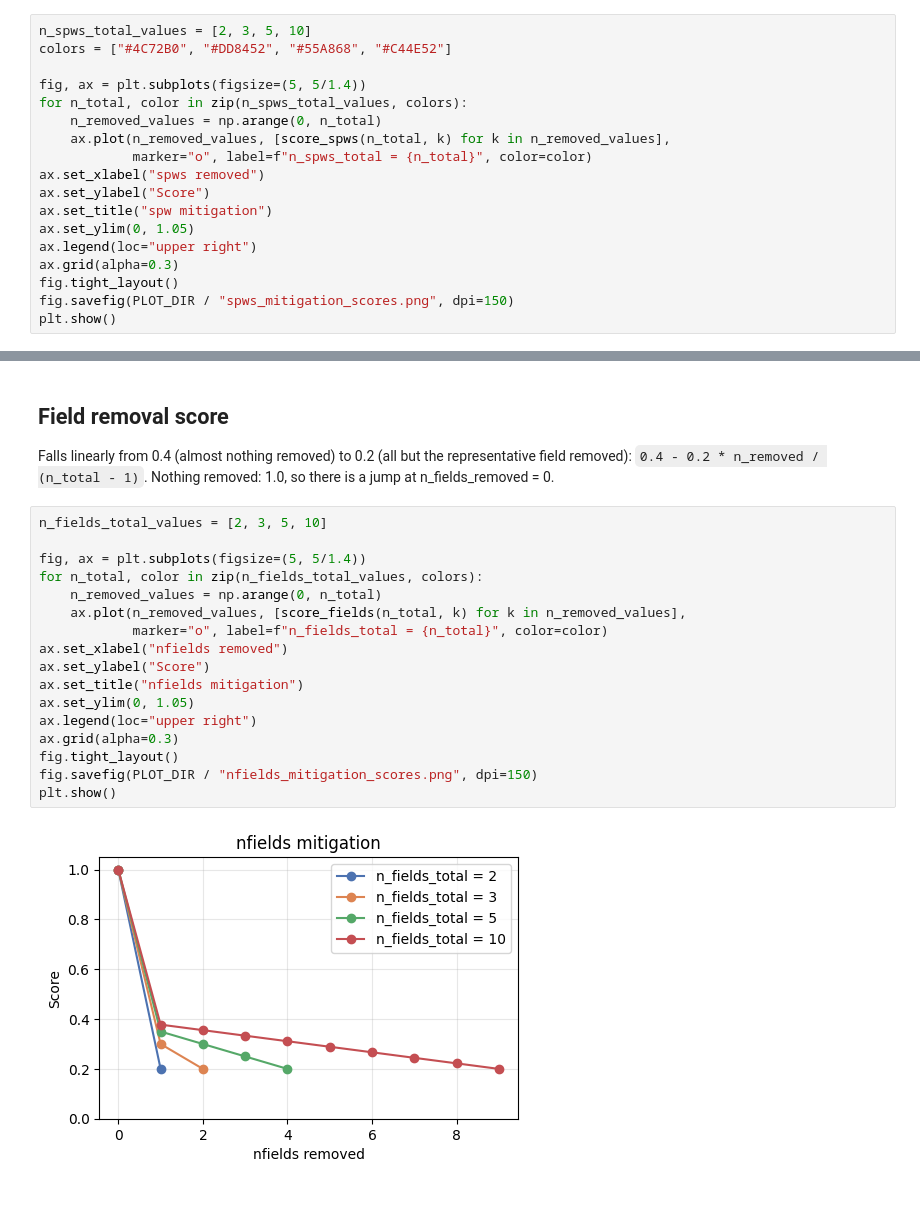
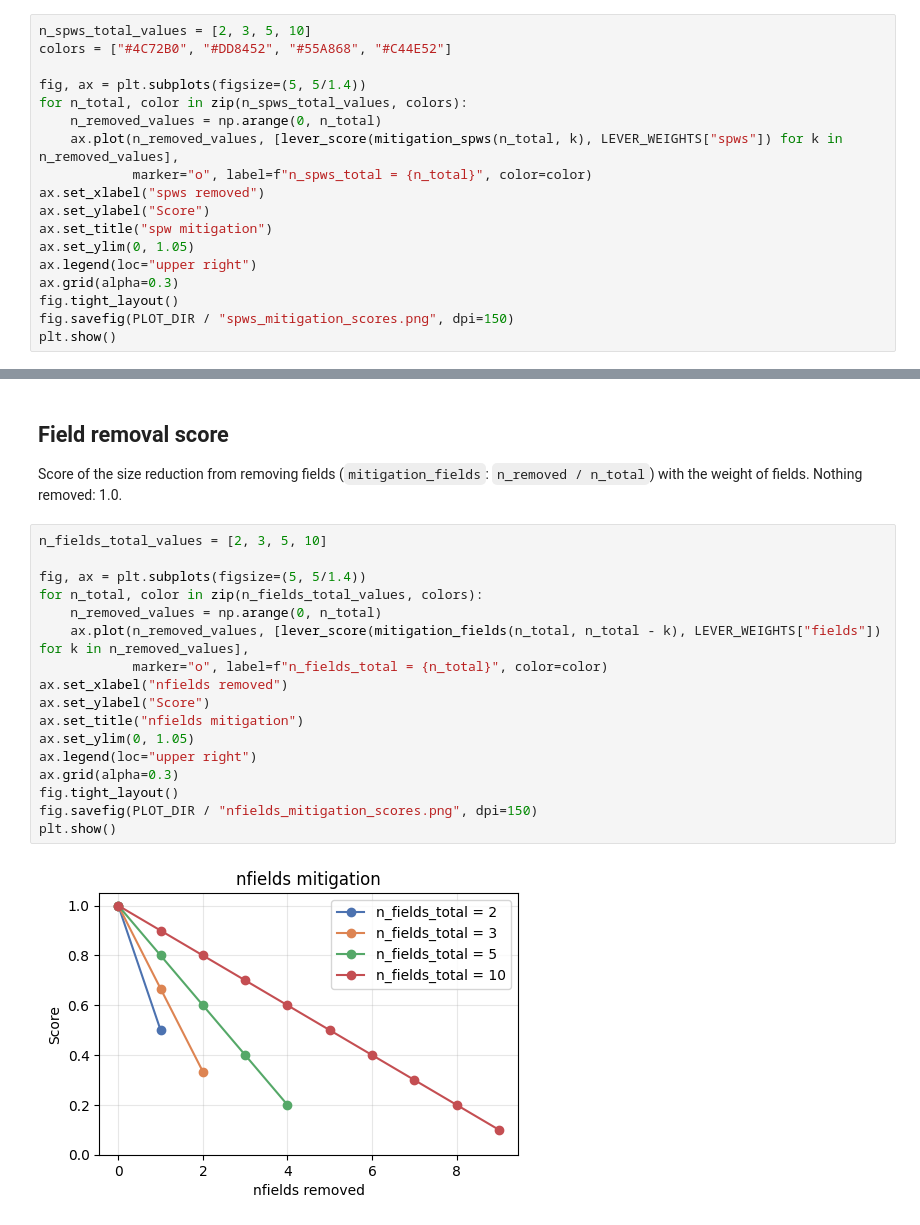
Before and after one commit to lukas-neumann-astro/alma_pipeline_smart_mitigation, a Jupyter notebook: diagnostic_plots_mitigation_scores.ipynb, the cells around one changed output, grey strips where cells are left out. Cells and saved outputs as stored; diff of their text form.

Commit message:
change scoring to lever scores that scale with mitigation size and additional weighting of levers

```diff
--- a/diagnostic_plots_mitigation_scores.ipynb
+++ b/diagnostic_plots_mitigation_scores.ipynb
@@ -151,7 +176,7 @@ colors = ["#4C72B0", "#DD8452", "#55A868", "#C44E52"]
 fig, ax = plt.subplots(figsize=(5, 5/1.4))
 for n_total, color in zip(n_spws_total_values, colors):
     n_removed_values = np.arange(0, n_total)
-    ax.plot(n_removed_values, [score_spws(n_total, k) for k in n_removed_values],
+    ax.plot(n_removed_values, [lever_score(mitigation_spws(n_total, k), LEVER_WEIGHTS["spws"]) for k in n_removed_values],
             marker="o", label=f"n_spws_total = {n_total}", color=color)
 ax.set_xlabel("spws removed")
 ax.set_ylabel("Score")
@@ -167,26 +192,26 @@ plt.show()
 # %% [markdown]
 ## Field removal score
 
-Falls linearly from 0.4 (almost nothing removed) to 0.2 (all but the representative field removed): `0.4 - 0.2 * n_removed / (n_total - 1)`. Nothing removed: 1.0, so there is a jump at n_fields_removed = 0.
+Score of the size reduction from removing fields (`mitigation_fields`: `n_removed / n_total`) with the weight of fields. Nothing removed: 1.0.
 # %%
 n_fields_total_values = [2, 3, 5, 10]
 
 fig, ax = plt.subplots(figsize=(5, 5/1.4))
 for n_total, color in zip(n_fields_total_values, colors):
     n_removed_values = np.arange(0, n_total)
-    ax.plot(n_removed_values, [score_fields(n_total, k) for k in n_removed_values],
+    ax.plot(n_removed_values, [lever_score(mitigation_fields(n_total, n_total - k), LEVER_WEIGHTS["fields"]) for k in n_removed_values],
             marker="o", label=f"n_fields_total = {n_total}", color=color)
 ax.set_xlabel("nfields removed")
 ax.set_ylabel("Score")
 ax.set_title("nfields mitigation")
 ax.set_ylim(0, 1.05)
 ax.legend(loc="upper right")
 ax.grid(alpha=0.3)
 fig.tight_layout()
 fig.savefig(PLOT_DIR / "nfields_mitigation_scores.png", dpi=150)
 plt.show()
 # %% [output]
-[figure, old version]
+[figure, new version]
 # %% [markdown]
 ## ROI score
 
```
Also changed, not shown: parts of 14 cells of this notebook, 2 other files.
